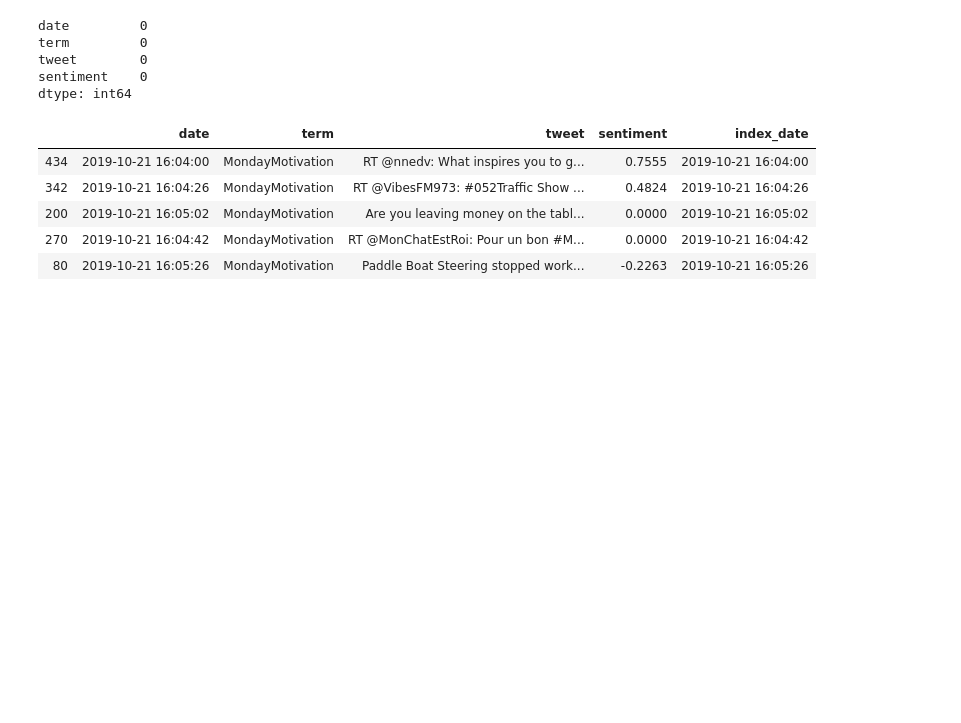
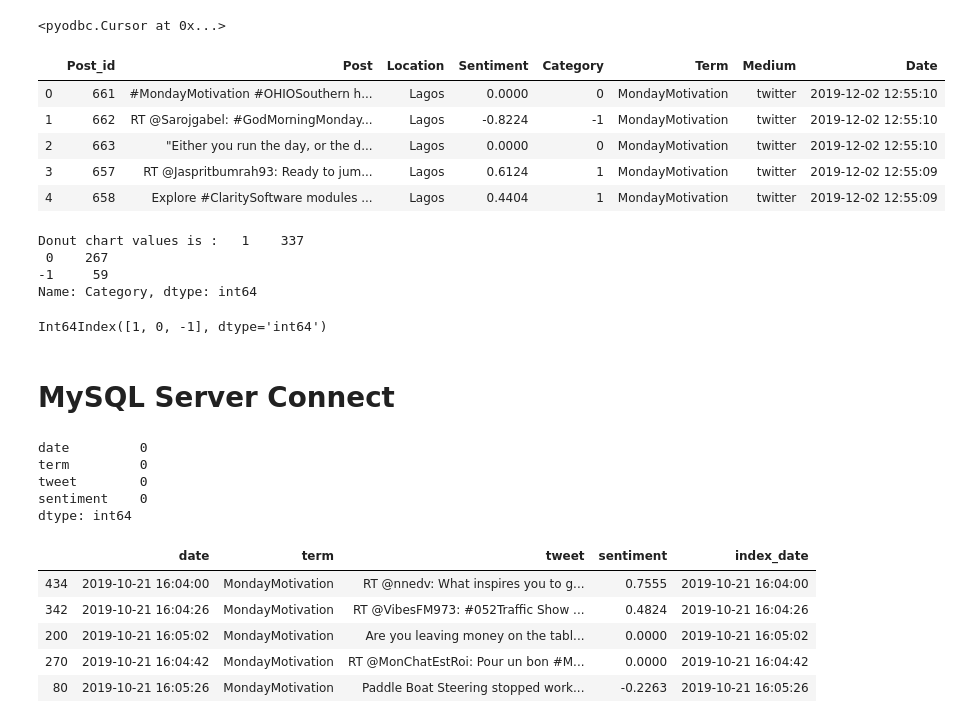
Before and after one commit to kitanbelles/sentiment-analysis, a Jupyter notebook: twitter sentiment analysis rough workings.ipynb, the cells around one changed output. Saved outputs shown, nothing was run; the diff lists cells and outputs as text; code cells hidden in the pictures; blank space fills up the shorter version.

Commit message:
Edit twitterLive; Add fetch from db Edit hosted_scrapping.py; extracting other fields from json

```diff
--- a/twitter sentiment analysis rough workings.ipynb
+++ b/twitter sentiment analysis rough workings.ipynb
@@ -8,3 +12,58 @@ import numpy as np
+# %%
+server = 'tcp:performancemlsvr.database.windows.net'
+database = 'Sentiments'
+username = 'performancemluser'
+password = 'Pa$$w0rd'
+driver = '{ODBC Driver 17 for SQL Server}'
+# %%
+try:
+    cnxn = pyodbc.connect(
+        'DRIVER=' + driver + ';SERVER=' + server + ';PORT=1433;DATABASE=' + database + ';UID=' + username + ';PWD=' + password)
+    mycursor = cnxn.cursor()
+except Exception as e:
+    with open('errors.txt', 'a') as f:
+        f.write(str(e))
+        f.write('\n')
+    sys.exit(1)
+# %%
+mycursor
+# %% [output]
+<pyodbc.Cursor at 0x...>
+# %%
+term='MondayMotivation'
+# %%
+df = pd.read_sql("SELECT * FROM siddy_sentiments WHERE term LIKE ? ORDER BY date DESC", cnxn,
+                 params=('%' + term + '%',))
+#cnxn.close()
+
+#SELECT TOP number|percent column_name(s)
+#FROM table_name
+#WHERE condition;
+# %%
+df.head()
+# %% [output]
+|  | Post_id | Post | Location | Sentiment | Category | Term | Medium | Date |
+| 0 | 661 | #MondayMotivation #OHIOSouthern h... | Lagos | 0.0000 | 0 | MondayMotivation | twitter | 2019-12-02 12:55:10 |
+| 1 | 662 | RT @Sarojgabel: #GodMorningMonday... | Lagos | -0.8224 | -1 | MondayMotivation | twitter | 2019-12-02 12:55:10 |
+| 2 | 663 | "Either you run the day, or the d... | Lagos | 0.0000 | 0 | MondayMotivation | twitter | 2019-12-02 12:55:10 |
+| 3 | 657 | RT @Jaspritbumrah93: Ready to jum... | Lagos | 0.6124 | 1 | MondayMotivation | twitter | 2019-12-02 12:55:09 |
+| 4 | 658 | Explore #ClaritySoftware modules ... | Lagos | 0.4404 | 1 | MondayMotivation | twitter | 2019-12-02 12:55:09 |
+# %%
+labels = df.Category.unique() #['Oxygen', 'Hydrogen', 'Carbon_Dioxide', 'Nitrogen']
+#values = [4500, 2500, 1053, 500]
+donut = df['Category'].value_counts()
+print("Donut chart values is : ", donut)
+# %% [output]
+Donut chart values is :   1    337
+ 0    267
+-1     59
+Name: Category, dtype: int64
+# %%
+donut.index
+# %% [output]
+Int64Index([1, 0, -1], dtype='int64')
+# %% [markdown]
+# MySQL Server Connect
 # %%
 mydb = sqlcon.connect(
     host="localhost",
```
Also changed, not shown: parts of 2 cells of this notebook, 8 other files.
